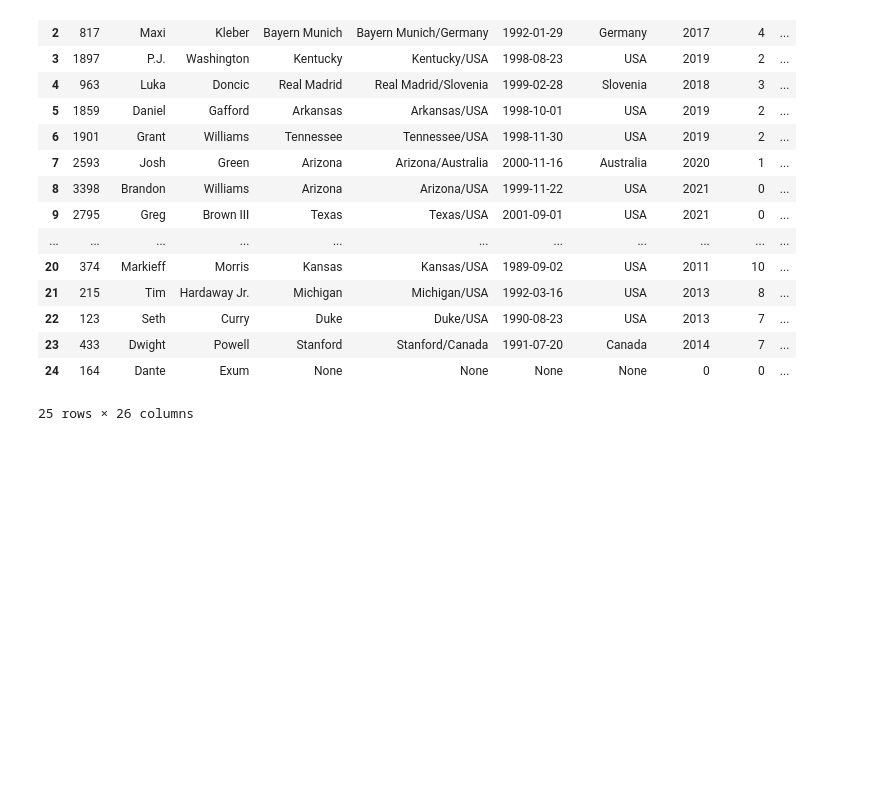
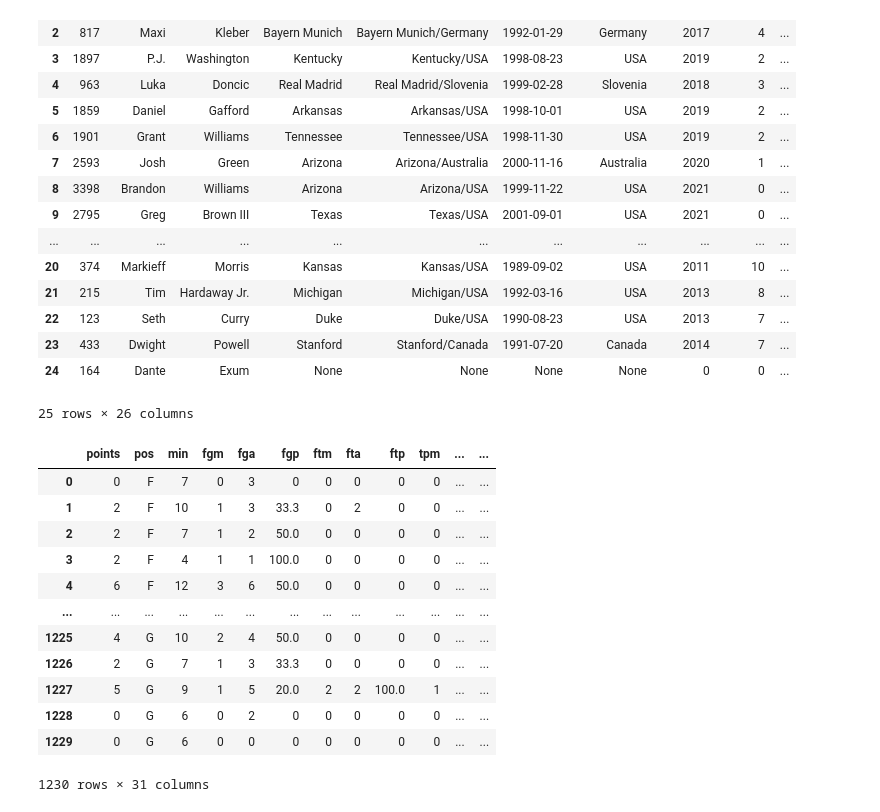
Before and after one commit to knox135/group-project-1, a Jupyter notebook: dallas mavericks.ipynb, the cells around one changed output. Drawn from its saved outputs; the diff is of its cells as text; code cells hidden in the pictures; blank space fills up the shorter version.

Commit message:
updated files to create df of stats of all teams

```diff
--- a/dallas mavericks.ipynb
+++ b/dallas mavericks.ipynb
@@ -66,3 +66,32 @@ mavericks_df
 25 rows × 26 columns
 # %%
 mavericks_df_csv = mavericks_df.to_csv('Resources/Dallas Mavericks.csv', index=False)
+# %%
+import time
+
+data_frames = []
+
+def get_player_stats(player_id):
+    time.sleep(30)
+    return pd.json_normalize(requests.get(url+"/statistics", headers=headers, params={"id":player_id, "season":"2023"}).json()['response'])
+
+for id in mavericks_df['id']:
+    df = get_player_stats(id)
+    data_frames.append(df)
+
+combined_df = pd.concat(data_frames, ignore_index=True)
+combined_df
+# %% [output]
+|  | points | pos | min | fgm | fga | fgp | ftm | fta | ftp | tpm | ... | ... |
+| 0 | 0 | F | 7 | 0 | 3 | 0 | 0 | 0 | 0 | 0 | ... | ... |
+| 1 | 2 | F | 10 | 1 | 3 | 33.3 | 0 | 2 | 0 | 0 | ... | ... |
+| 2 | 2 | F | 7 | 1 | 2 | 50.0 | 0 | 0 | 0 | 0 | ... | ... |
+| 3 | 2 | F | 4 | 1 | 1 | 100.0 | 0 | 0 | 0 | 0 | ... | ... |
+| 4 | 6 | F | 12 | 3 | 6 | 50.0 | 0 | 0 | 0 | 0 | ... | ... |
+| ... | ... | ... | ... | ... | ... | ... | ... | ... | ... | ... | ... | ... |
+| 1225 | 4 | G | 10 | 2 | 4 | 50.0 | 0 | 0 | 0 | 0 | ... | ... |
+| 1226 | 2 | G | 7 | 1 | 3 | 33.3 | 0 | 0 | 0 | 0 | ... | ... |
+| 1227 | 5 | G | 9 | 1 | 5 | 20.0 | 2 | 2 | 100.0 | 1 | ... | ... |
+| 1228 | 0 | G | 6 | 0 | 2 | 0 | 0 | 0 | 0 | 0 | ... | ... |
+| 1229 | 0 | G | 6 | 0 | 0 | 0 | 0 | 0 | 0 | 0 | ... | ... |
+1230 rows × 31 columns
```
Also changed, not shown: parts of 1 cell of this notebook, 7 other files.
